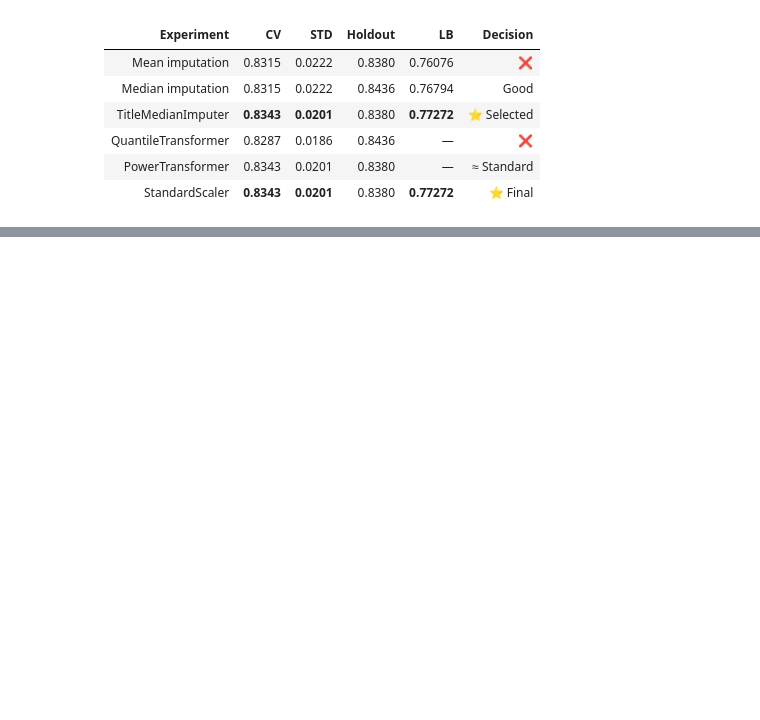
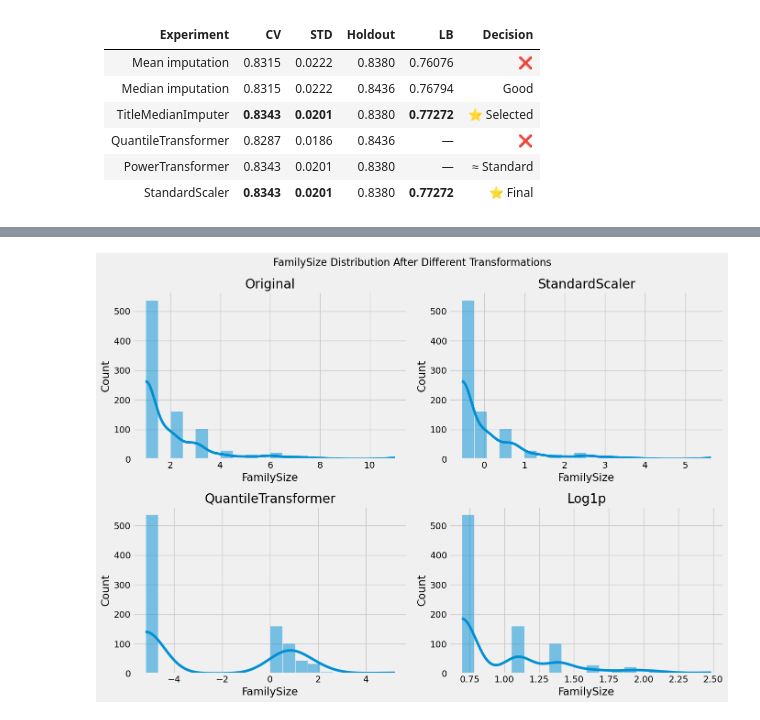
Before and after one commit to AntonUkhabin/Kaggle-Titanic, a Jupyter notebook: EDA.ipynb, the cells around one changed output, grey strips where cells are left out. Cells and saved outputs as stored; diff of their text form; code cells hidden in the pictures; blank space fills up the shorter version.

```diff
--- a/EDA.ipynb
+++ b/EDA.ipynb
@@ -1246,0 +1289,27 @@ Therefore, Title-based imputation followed by StandardScaler was selected as the
+# %%
+fig, axes = plt.subplots(2, 2, figsize=(14, 10))
+
+axes = axes.ravel()
+
+for axis, (name, values) in zip(axes, family_size_versions.items()):
+
+    sns.histplot(
+        values,
+        bins=20,
+        kde=True,
+        ax=axis,
+    )
+
+    axis.set_title(name)
+    axis.set_xlabel('FamilySize')
+    axis.set_ylabel('Count')
+
+plt.suptitle(
+    'FamilySize Distribution After Different Transformations',
+    fontsize=16,
+)
+
+plt.tight_layout()
+plt.show()
+# %% [output]
+[figure, added]
```
Also changed, not shown: parts of 6 cells of this notebook, 2 other files.
